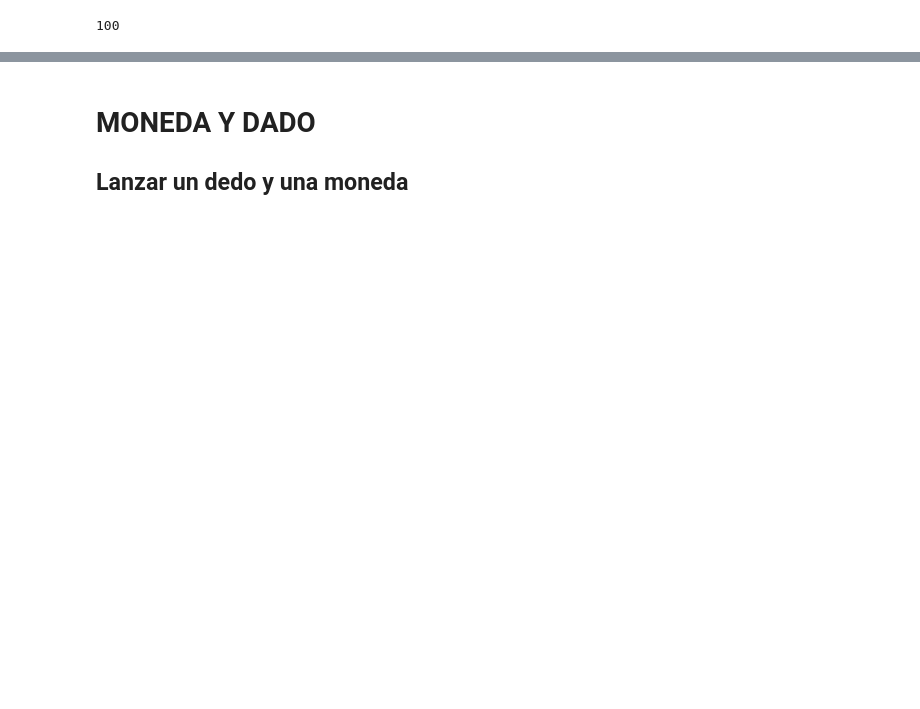
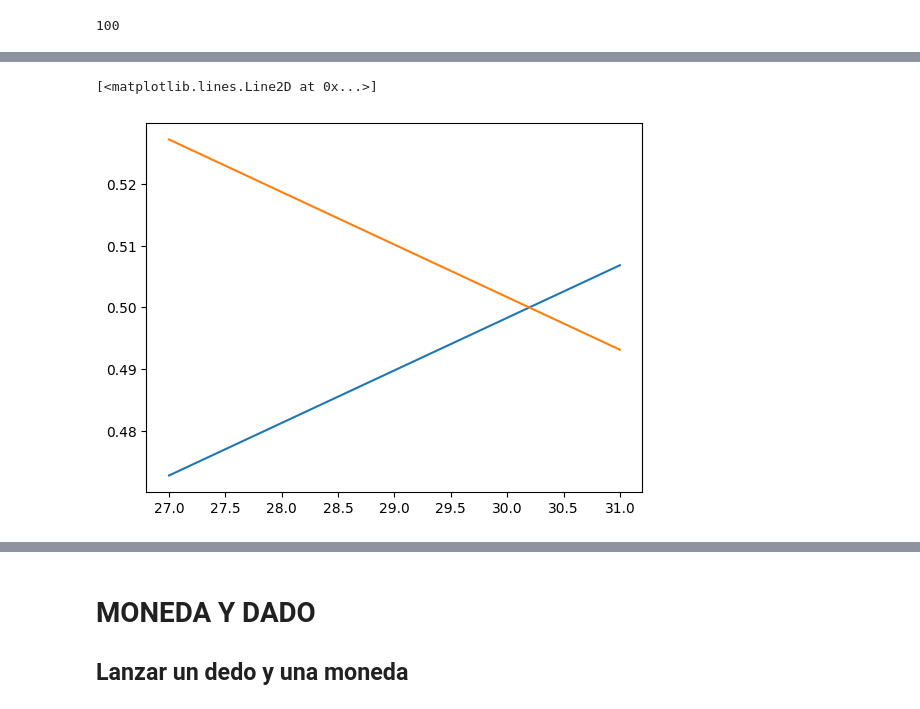
Before and after one commit to Crisel8a/Probabilidad, a Jupyter notebook: Probabilidad_1.ipynb, the cells around one changed output, grey strips where cells are left out. Drawn from its saved outputs; the diff is of its cells as text; code cells hidden in the pictures; blank space fills up the shorter version.

```diff
--- a/Probabilidad_1.ipynb
+++ b/Probabilidad_1.ipynb
@@ -276,0 +396,4 @@ plt.bar(dado.keys(), dado.values())
+# %%
+x = np.linspace(27, 31, 1000)
+y = 0.008509672967296726*x + 0.24304118811881223
+y_complemento = 1 - (0.008509672967296726*x + 0.24304118811881223)
@@ -276,0 +402,6 @@ plt.bar(dado.keys(), dado.values())
+# %%
+plt.plot(x, y)
+plt.plot(x, y_complemento)
+# %% [output]
+[<matplotlib.lines.Line2D at 0x...>]
+[figure, added]
```
Also changed, not shown: parts of 33 cells of this notebook.
